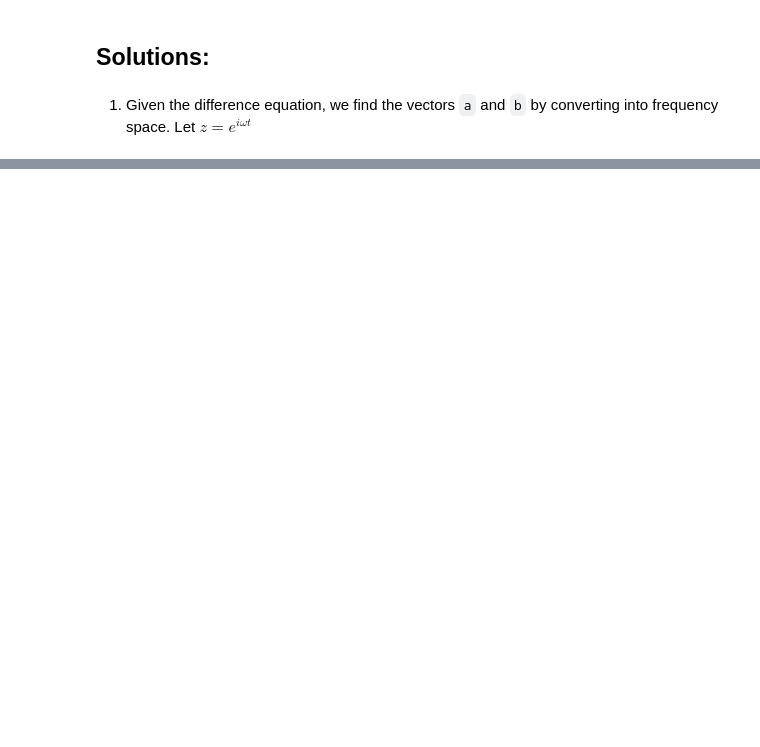
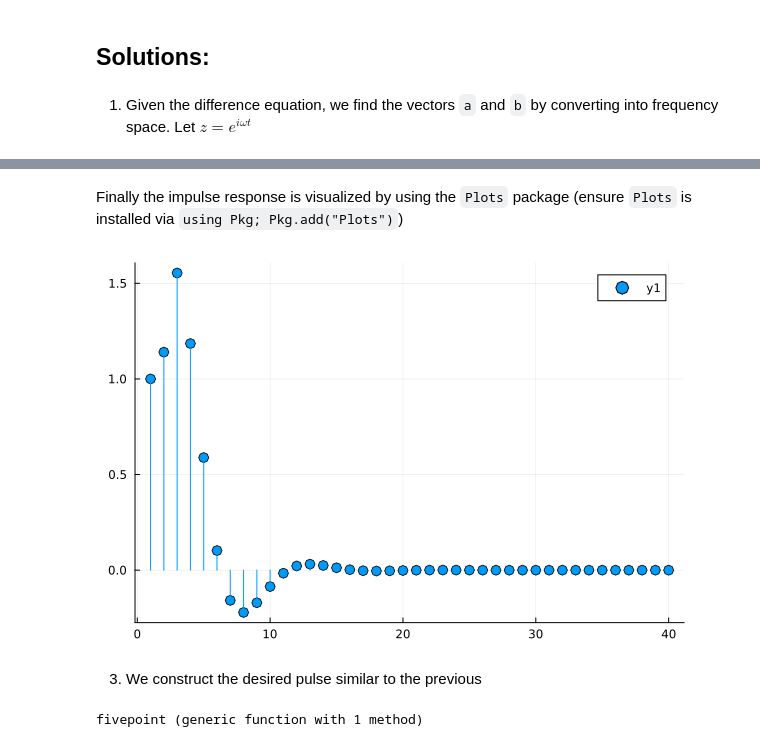
Before and after one commit to trevorolsson/DSP-Projects, a Jupyter notebook: Project 2/Project2.ipynb, the cells around one changed output, grey strips where cells are left out. Drawn from its saved outputs; the diff is of its cells as text; code cells hidden in the pictures; blank space fills up the shorter version.

Commit message:
Finished project, need to add frequency response plot

```diff
--- a/Project 2/Project2.ipynb
+++ b/Project 2/Project2.ipynb
@@ -34,0 +49,6 @@ This project examines linear-time invariant systems and their representations wi
+# %%
+function impulse(n)
+    x1 = [1]
+    x2 = zeros(Float32, (n-1, 1))
+    return [x1; x2]
+end
@@ -34,0 +57,2 @@ This project examines linear-time invariant systems and their representations wi
+# %%
+imp = impulse(40)
@@ -34,0 +79,5 @@ This project examines linear-time invariant systems and their representations wi
+# %%
+using DSP
+a = [1, -1.1, 0.46]
+b = [1, 0.04, 0.76]
+filter1 = filt(b,a,imp)
@@ -34,0 +102,19 @@ This project examines linear-time invariant systems and their representations wi
+# %% [markdown]
+Finally the impulse response is visualized by using the <code>Plots</code> package (ensure <code>Plots</code> is installed via <code>using Pkg; Pkg.add("Plots")</code>)
+# %%
+using Plots
+plot(filter1, lines=:stem, marker=:o, markersize=5)
+# %% [output]
+[figure, added]
+# %% [markdown]
+3. We construct the desired pulse similar to the previous
+# %%
+function fivepoint(n)
+    x1 = [1]
+    x2 = zeros(Float32, (5,1))
+    x3 = [1]
+    x4 = zeros(Float32, (n-(length(x1)+length(x2)+length(x3)),1))
+    return 5*[x1; x2; x3; x4]
+end
+# %% [output]
+fivepoint (generic function with 1 method)
```
Also changed, not shown: parts of 21 cells of this notebook.
